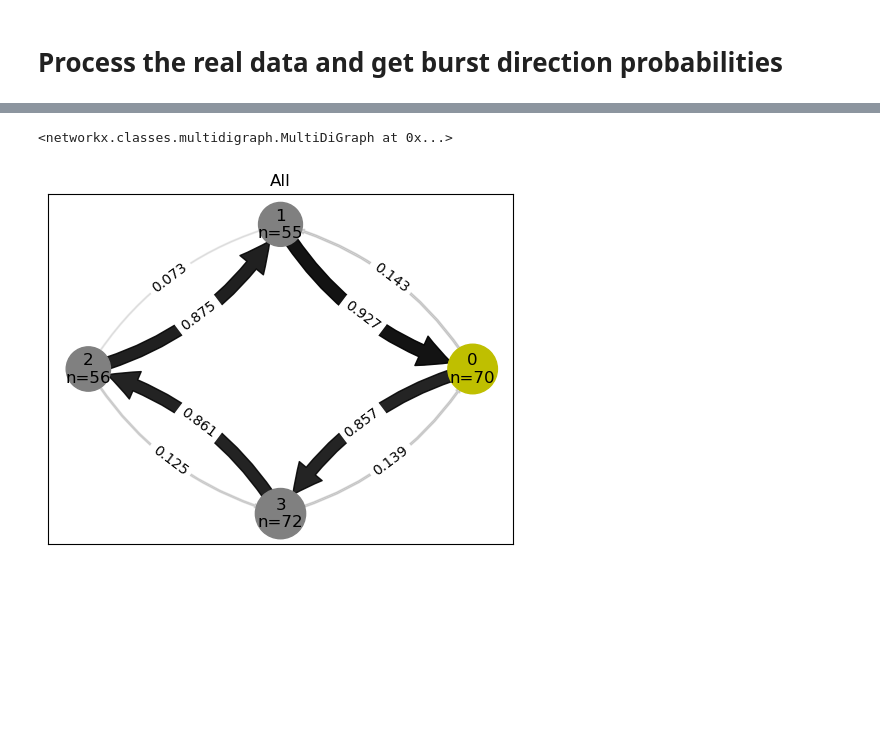
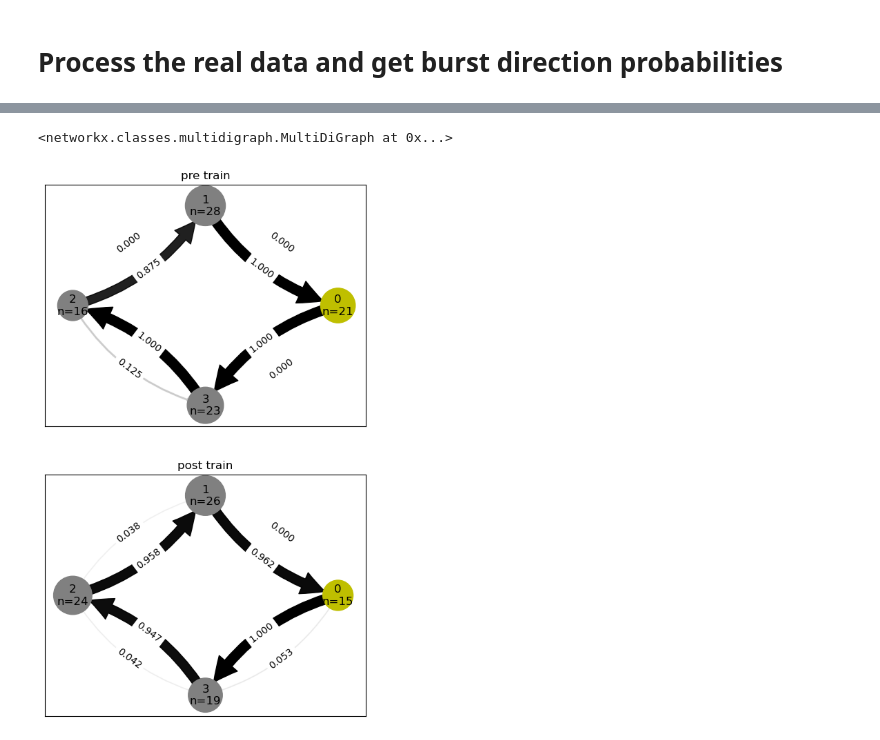
Before and after one commit to Holistic-Agential-Learning/HAL, a Jupyter notebook: analysis/mouse_1d_analysis 2h.ipynb, the cells around one changed output, grey strips where cells are left out. Cells and saved outputs as stored; diff of their text form; code cells hidden in the pictures; blank space fills up the shorter version.

Commit message:
save before changing burst class

```diff
--- a/analysis/mouse_1d_analysis 2h.ipynb
+++ b/analysis/mouse_1d_analysis 2h.ipynb
@@ -266,5 +272,5 @@ display(full_movement_df)
 # %%
-burst_list = m1da.find_bursts(filepath, filename, well_no, recording_no, burst_thresh = 8, datapath = datapath, stim_thresh = 1) # don't filter out stimulations by burst size - do it with events.
+burst_list = m1da.find_bursts(filepath, filename, well_no, recording_no, burst_thresh = 1, datapath = datapath, stim_thresh = 1) # don't filter out stimulations by burst size - do it with events.
 print(len(burst_list))
 # %% [output]
 ['events', 'groups', 'recording_id', 'settings', 'spikes', 'start_time', 'stop_time', 'well_id']
@@ -320,0 +327,5 @@ big_stimulation_events.head()
+# %%
+print([i.time for i in trimmed_burst_list])
+for i in list(trimmed_burst_list)[-20:-1]:
+    i.plot()
+    print(i.burst_direction(0.1))
@@ -349,6 +374,6 @@ removing burst at time 7100.640000000007
 # %%
 print([i.time for i in trimmed_burst_list])
-for i in list(trimmed_burst_list)[-20:-1]:
+for i in list(trimmed_burst_list)[-20:0]:
     i.plot()
     print(i.burst_direction(0.1))
 # %% [output]
@@ -412,22 +425,46 @@ plt.plot([get_position_when_burst(i, full_movement_df) for i in trimmed_burst_li
 # %%
 raw_data_transition_df = pd.DataFrame(columns = ["leftward", "rightward", "total", "proportion left", "object"], index = range(0, len(world)))
+pre_train_raw_data_transition_df = pd.DataFrame(columns = ["leftward", "rightward", "total", "proportion left", "object"], index = range(0, len(world)))
+train_raw_data_transition_df = pd.DataFrame(columns = ["leftward", "rightward", "total", "proportion left", "object"], index = range(0, len(world)))
 raw_data_transition_df["leftward"] = 0
 raw_data_transition_df["rightward"] = 0
+train_raw_data_transition_df["leftward"] = 0
+train_raw_data_transition_df["rightward"] = 0
+pre_train_raw_data_transition_df["leftward"] = 0
+pre_train_raw_data_transition_df["rightward"] = 0
 
 
 raw_data_transition_df["object"] = list(world)
+train_raw_data_transition_df["object"] = list(world)
+pre_train_raw_data_transition_df["object"] = list(world)
+
+display(train_raw_data_transition_df)
 display(raw_data_transition_df)
 for burst in trimmed_burst_list:
     burst_direction = burst.burst_direction()
     position = get_position_when_burst(burst, full_movement_df)
     if burst_direction < 0:
         raw_data_transition_df.loc[position, "leftward"] += 1
+        if burst.time < train_time:
+            pre_train_raw_data_transition_df.loc[position, "leftward"] += 1
+        else:
+            train_raw_data_transition_df.loc[position, "leftward"] += 1
     else:
         raw_data_transition_df.loc[position, "rightward"] += 1
+        if burst.time < train_time:
+            pre_train_raw_data_transition_df.loc[position, "rightward"] += 1
+        else:
+            train_raw_data_transition_df.loc[position, "rightward"] += 1
 
 raw_data_transition_df["total"] = raw_data_transition_df["leftward"] + raw_data_transition_df["rightward"]
 raw_data_transition_df["proportion left"] = raw_data_transition_df["leftward"]/raw_data_transition_df["total"]
 
+train_raw_data_transition_df["total"] = train_raw_data_transition_df["leftward"] + train_raw_data_transition_df["rightward"]
+train_raw_data_transition_df["proportion left"] = train_raw_data_transition_df["leftward"]/train_raw_data_transition_df["total"]
+
+pre_train_raw_data_transition_df["total"] = pre_train_raw_data_transition_df["leftward"] + pre_train_raw_data_transition_df["rightward"]
+pre_train_raw_data_transition_df["proportion left"] = pre_train_raw_data_transition_df["leftward"]/pre_train_raw_data_transition_df["total"]
+
 raw_data_transition_df
 # %% [output]
 |  | leftward | rightward | total | proportion left | object |
@@ -443,8 +485,12 @@ raw_data_transition_df
 # %%
 plt.figure(figsize = (6, 10))
 plt.subplot(211)
-plt.title("All")
-m1da.make_network_graph(raw_data_transition_df, world)
+plt.title("pre train")
+m1da.make_network_graph(pre_train_raw_data_transition_df, world)
+
+plt.subplot(212)
+plt.title("post train")
+m1da.make_network_graph(train_raw_data_transition_df, world)
 # %% [output]
 <networkx.classes.multidigraph.MultiDiGraph at 0x...>
-[figure, old version]
+[figure, new version]
```
Also changed, not shown: parts of 18 cells of this notebook, 1 other file.
